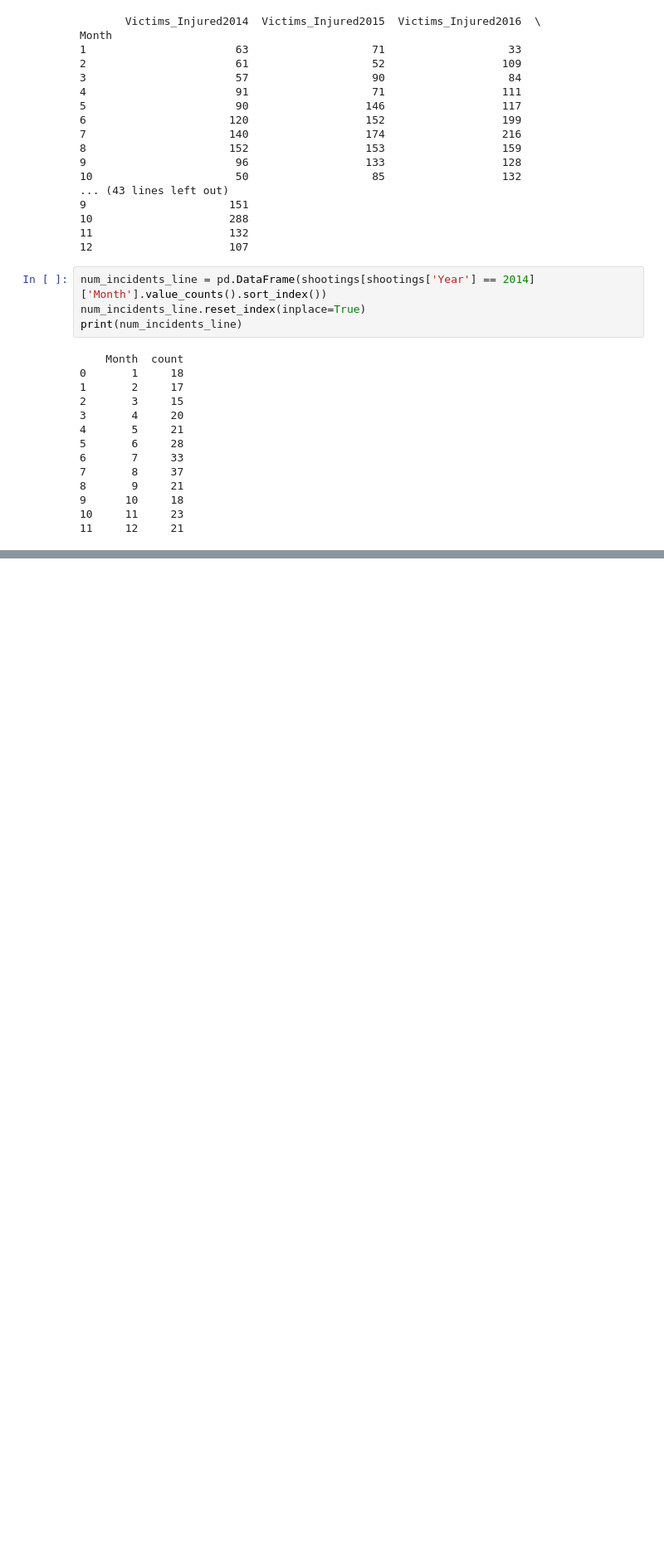
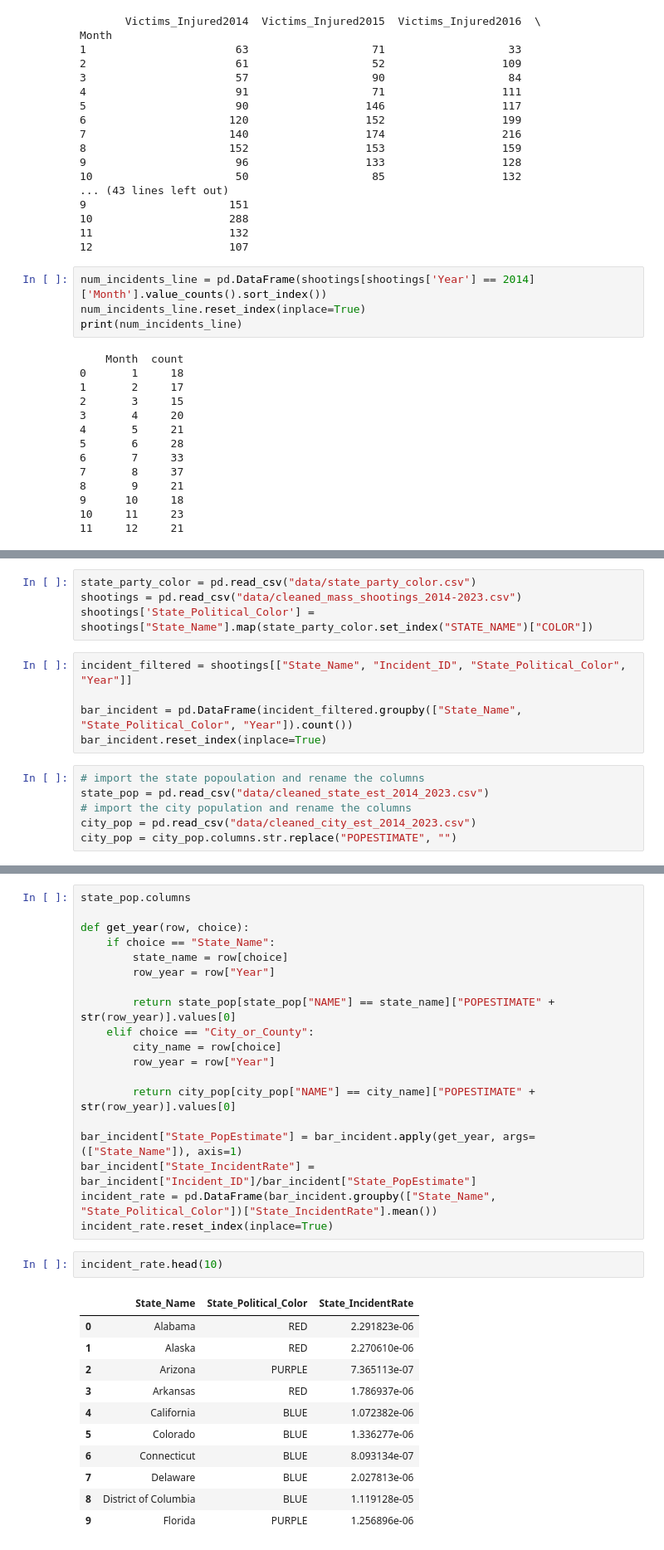
Before and after one commit to huang-emily/gun-violence-trends, a Jupyter notebook: gun_violence_trends.ipynb, the cells around one changed output, grey strips where cells are left out. Shown at 83% size. Cells and saved outputs as stored; diff of their text form; blank space fills up the shorter version.

```diff
--- a/gun_violence_trends.ipynb
+++ b/gun_violence_trends.ipynb
@@ -487,0 +537,15 @@ bar_city_filtered.reset_index(inplace=True)
+# %%
+state_party_color = pd.read_csv("data/state_party_color.csv")
+shootings = pd.read_csv("data/cleaned_mass_shootings_2014-2023.csv")
+shootings['State_Political_Color'] = shootings["State_Name"].map(state_party_color.set_index("STATE_NAME")["COLOR"])
+# %%
+incident_filtered = shootings[["State_Name", "Incident_ID", "State_Political_Color", "Year"]]
+
+bar_incident = pd.DataFrame(incident_filtered.groupby(["State_Name", "State_Political_Color", "Year"]).count())
+bar_incident.reset_index(inplace=True)
+# %%
+# import the state popoulation and rename the columns
+state_pop = pd.read_csv("data/cleaned_state_est_2014_2023.csv")
+# import the city population and rename the columns
+city_pop = pd.read_csv("data/cleaned_city_est_2014_2023.csv")
+city_pop = city_pop.columns.str.replace("POPESTIMATE", "")
@@ -487,0 +556,33 @@ bar_city_filtered.reset_index(inplace=True)
+# %%
+state_pop.columns
+
+def get_year(row, choice):
+    if choice == "State_Name":
+        state_name = row[choice]
+        row_year = row["Year"]
+
+        return state_pop[state_pop["NAME"] == state_name]["POPESTIMATE" + str(row_year)].values[0]
+    elif choice == "City_or_County":
+        city_name = row[choice]
+        row_year = row["Year"]
+
+        return city_pop[city_pop["NAME"] == city_name]["POPESTIMATE" + str(row_year)].values[0]
+
+bar_incident["State_PopEstimate"] = bar_incident.apply(get_year, args=(["State_Name"]), axis=1)
+bar_incident["State_IncidentRate"] = bar_incident["Incident_ID"]/bar_incident["State_PopEstimate"]
+incident_rate = pd.DataFrame(bar_incident.groupby(["State_Name", "State_Political_Color"])["State_IncidentRate"].mean())
+incident_rate.reset_index(inplace=True)
+# %%
+incident_rate.head(10)
+# %% [output]
+|  | State_Name | State_Political_Color | State_IncidentRate |
+| 0 | Alabama | RED | 2.291823e-06 |
+| 1 | Alaska | RED | 2.270610e-06 |
+| 2 | Arizona | PURPLE | 7.365113e-07 |
+| 3 | Arkansas | RED | 1.786937e-06 |
+| 4 | California | BLUE | 1.072382e-06 |
+| 5 | Colorado | BLUE | 1.336277e-06 |
+| 6 | Connecticut | BLUE | 8.093134e-07 |
+| 7 | Delaware | BLUE | 2.027813e-06 |
+| 8 | District of Columbia | BLUE | 1.119128e-05 |
+| 9 | Florida | PURPLE | 1.256896e-06 |
```
Also changed, not shown: parts of 5 cells of this notebook, 8 other files.
